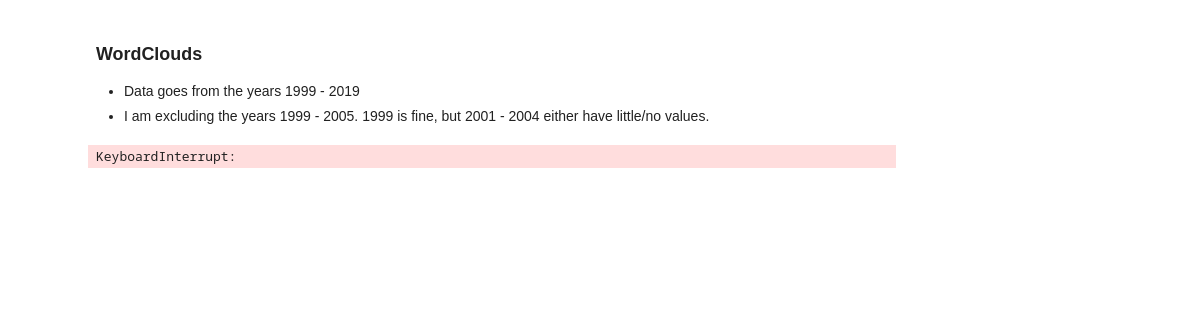
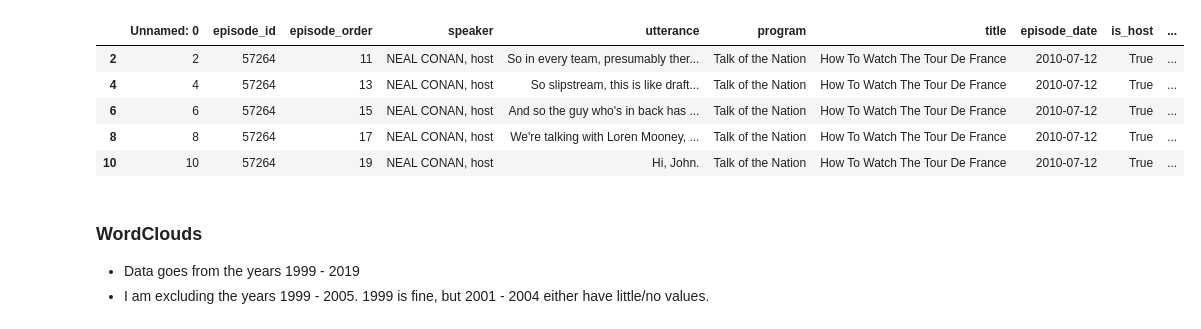
Before and after one commit to npr-nlp/npr-nlp-project, a Jupyter notebook: jos-workbook.ipynb, the cells around one changed output. Drawn from its saved outputs; the diff is of its cells as text; code cells hidden in the pictures; blank space fills up the shorter version.

```diff
--- a/jos-workbook.ipynb
+++ b/jos-workbook.ipynb
@@ -35,6 +35,16 @@ df.head()
 # %%
 df['date'] = pd.to_datetime(df.episode_date)
 df['year'] = pd.DatetimeIndex(df['date']).year
+# %%
+is_hosts_df = df[df.is_host == True]
+is_hosts_df.head()
+# %% [output]
+|  | Unnamed: 0 | episode_id | episode_order | speaker | utterance | program | title | episode_date | is_host | ... |
+| 2 | 2 | 57264 | 11 | NEAL CONAN, host | So in every team, presumably ther... | Talk of the Nation | How To Watch The Tour De France | 2010-07-12 | True | ... |
+| 4 | 4 | 57264 | 13 | NEAL CONAN, host | So slipstream, this is like draft... | Talk of the Nation | How To Watch The Tour De France | 2010-07-12 | True | ... |
+| 6 | 6 | 57264 | 15 | NEAL CONAN, host | And so the guy who's in back has ... | Talk of the Nation | How To Watch The Tour De France | 2010-07-12 | True | ... |
+| 8 | 8 | 57264 | 17 | NEAL CONAN, host | We're talking with Loren Mooney, ... | Talk of the Nation | How To Watch The Tour De France | 2010-07-12 | True | ... |
+| 10 | 10 | 57264 | 19 | NEAL CONAN, host | Hi, John. | Talk of the Nation | How To Watch The Tour De France | 2010-07-12 | True | ... |
 # %% [markdown]
 ### WordClouds
 
@@ -77,8 +87,8 @@ def remove_stopwords(string, extra_words = [], exclude_words = []):
     # return list with removed stopwords
     return string_without_stopwords
 # %%
+is_hosts_df['a_stopwords'] = [remove_stopwords(str(u), extra_words = stop_words) for u in is_hosts_df.lemmatized_stopped]
 df['a_stopwords'] = [remove_stopwords(str(u), extra_words = stop_words) for u in df.lemmatized_stopped]
 
+all_hosts_words = ' '.join(is_hosts_df.a_stopwords)
 all_words = ' '.join(df.a_stopwords)
-# %% [output]
-KeyboardInterrupt:
```
Also changed, not shown: parts of 13 cells of this notebook.
